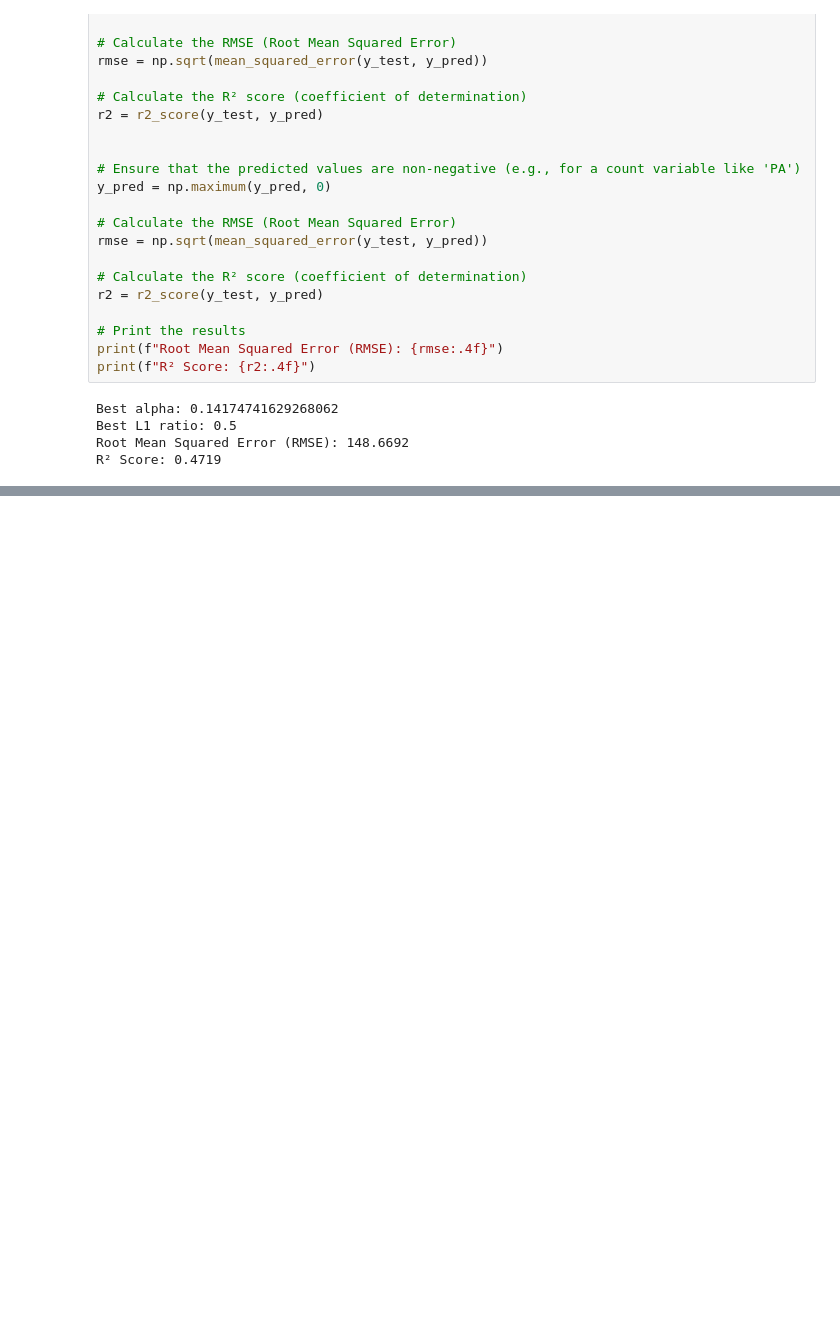
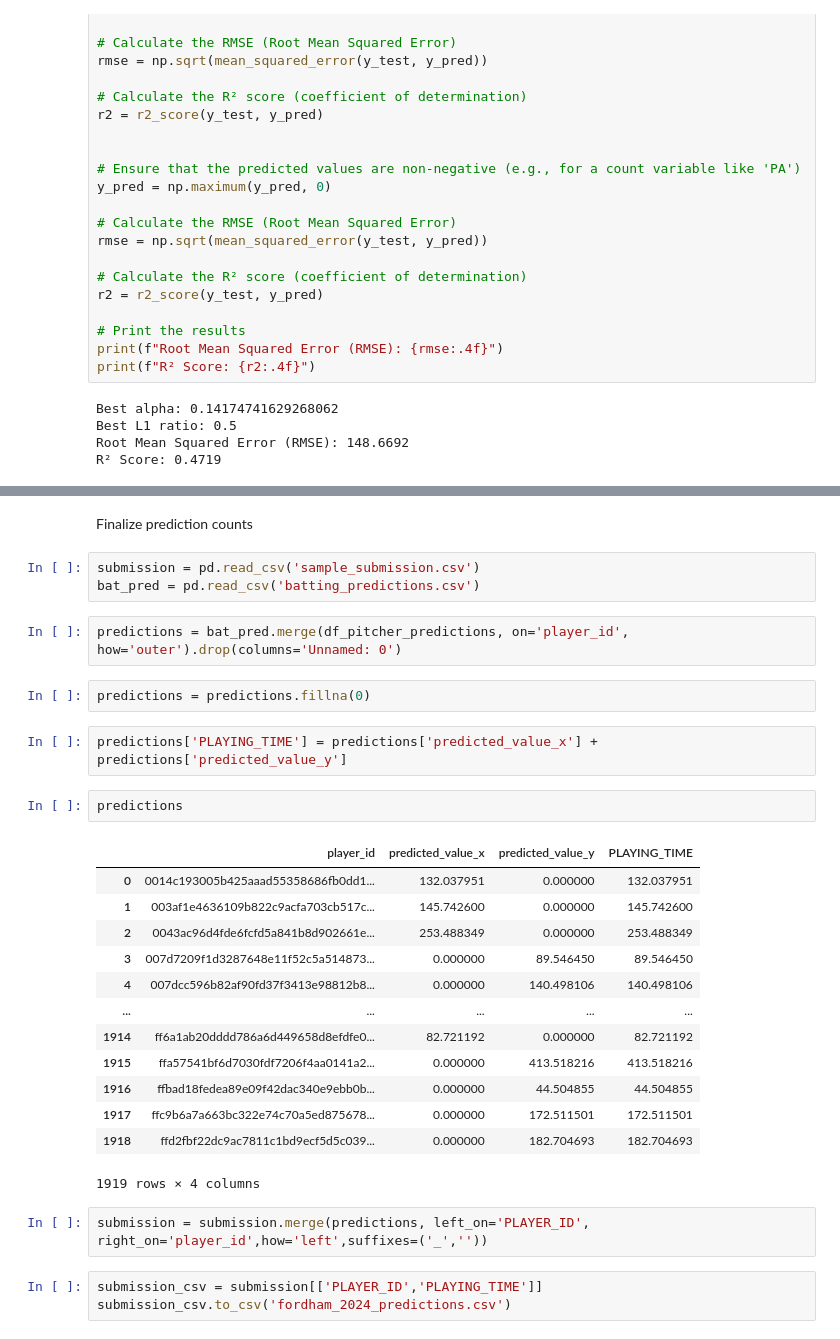
Before and after one commit to etienne-busnel/Cincinnati-Reds-Hackathon-2025, a Jupyter notebook: Pitching_Model.ipynb, the cells around one changed output, grey strips where cells are left out. Drawn from its saved outputs; the diff is of its cells as text; blank space fills up the shorter version.

```diff
--- a/Pitching_Model.ipynb
+++ b/Pitching_Model.ipynb
@@ -173,0 +217,32 @@ Name: 741, dtype: object
+# %% [markdown]
+Finalize prediction counts
+# %%
+submission = pd.read_csv('sample_submission.csv')
+bat_pred = pd.read_csv('batting_predictions.csv')
+# %%
+predictions = bat_pred.merge(df_pitcher_predictions, on='player_id', how='outer').drop(columns='Unnamed: 0')
+# %%
+predictions = predictions.fillna(0)
+# %%
+predictions['PLAYING_TIME'] = predictions['predicted_value_x'] + predictions['predicted_value_y']
+# %%
+predictions
+# %% [output]
+|  | player_id | predicted_value_x | predicted_value_y | PLAYING_TIME |
+| 0 | 0014c193005b425aaad55358686fb0dd1... | 132.037951 | 0.000000 | 132.037951 |
+| 1 | 003af1e4636109b822c9acfa703cb517c... | 145.742600 | 0.000000 | 145.742600 |
+| 2 | 0043ac96d4fde6fcfd5a841b8d902661e... | 253.488349 | 0.000000 | 253.488349 |
+| 3 | 007d7209f1d3287648e11f52c5a514873... | 0.000000 | 89.546450 | 89.546450 |
+| 4 | 007dcc596b82af90fd37f3413e98812b8... | 0.000000 | 140.498106 | 140.498106 |
+| ... | ... | ... | ... | ... |
+| 1914 | ff6a1ab20dddd786a6d449658d8efdfe0... | 82.721192 | 0.000000 | 82.721192 |
+| 1915 | ffa57541bf6d7030fdf7206f4aa0141a2... | 0.000000 | 413.518216 | 413.518216 |
+| 1916 | ffbad18fedea89e09f42dac340e9ebb0b... | 0.000000 | 44.504855 | 44.504855 |
+| 1917 | ffc9b6a7a663bc322e74c70a5ed875678... | 0.000000 | 172.511501 | 172.511501 |
+| 1918 | ffd2fbf22dc9ac7811c1bd9ecf5d5c039... | 0.000000 | 182.704693 | 182.704693 |
+1919 rows × 4 columns
+# %%
+submission = submission.merge(predictions, left_on='PLAYER_ID', right_on='player_id',how='left',suffixes=('_',''))
+# %%
+submission_csv = submission[['PLAYER_ID','PLAYING_TIME']]
+submission_csv.to_csv('fordham_2024_predictions.csv')
```
Also changed, not shown: parts of 13 cells of this notebook.
